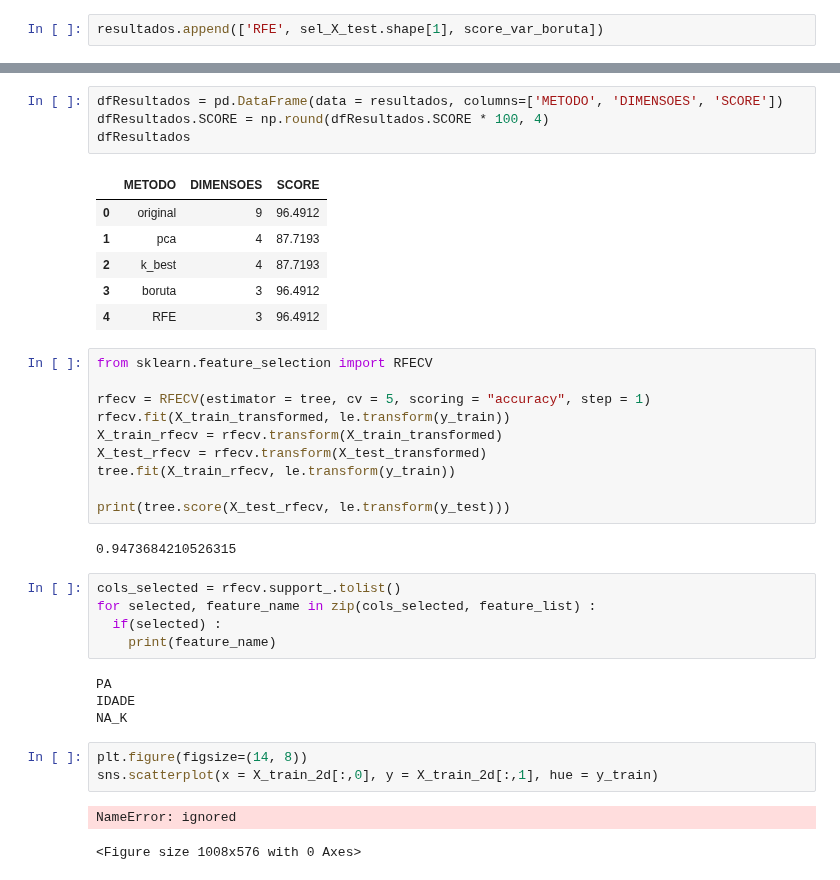
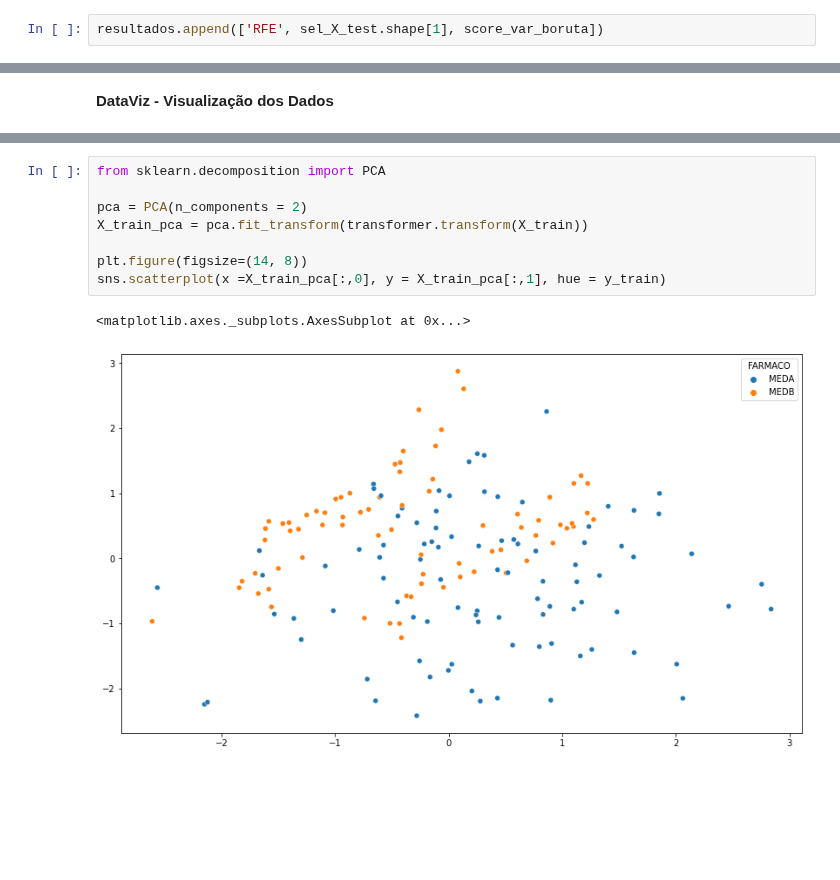
Before and after one commit to inf032/introducaoML, a Jupyter notebook: Farm04.Selecao_Preditoras.ipynb, the cells around one changed output, grey strips where cells are left out. Cells and saved outputs as stored; diff of their text form; blank space fills up the shorter version.

```diff
--- a/Farm04.Selecao_Preditoras.ipynb
+++ b/Farm04.Selecao_Preditoras.ipynb
@@ -402,3 +454,5 @@ resultados.append(['RFE', sel_X_test.shape[1], score_var_boruta])
+# %% [markdown]
+**DataViz - Visualização dos Dados**
 # %%
 import plotly.express as px
 fig = px.scatter_3d(df, x='IDADE', y='PA', z='NA_K',
@@ -406,44 +460,17 @@ fig = px.scatter_3d(df, x='IDADE', y='PA', z='NA_K',
 fig.show()
 # %% [output]
 [interactive output not drawn]
-# %%
-dfResultados = pd.DataFrame(data = resultados, columns=['METODO', 'DIMENSOES', 'SCORE'])
-dfResultados.SCORE = np.round(dfResultados.SCORE * 100, 4)
-dfResultados
-# %% [output]
-|  | METODO | DIMENSOES | SCORE |
-| 0 | original | 9 | 96.4912 |
-| 1 | pca | 4 | 87.7193 |
-| 2 | k_best | 4 | 87.7193 |
-| 3 | boruta | 3 | 96.4912 |
-| 4 | RFE | 3 | 96.4912 |
-# %%
-from sklearn.feature_selection import RFECV
-
-rfecv = RFECV(estimator = tree, cv = 5, scoring = "accuracy", step = 1)
-rfecv.fit(X_train_transformed, le.transform(y_train))
-X_train_rfecv = rfecv.transform(X_train_transformed)
-X_test_rfecv = rfecv.transform(X_test_transformed)
-tree.fit(X_train_rfecv, le.transform(y_train))
-
-print(tree.score(X_test_rfecv, le.transform(y_test)))
-# %% [output]
-0.9473684210526315
-# %%
-cols_selected = rfecv.support_.tolist()
-for selected, feature_name in zip(cols_selected, feature_list) :
-  if(selected) :
-    print(feature_name)
-# %% [output]
-PA
-IDADE
-NA_K
 # %%
+from sklearn.decomposition import PCA
+
+pca = PCA(n_components = 2)
+X_train_pca = pca.fit_transform(transformer.transform(X_train))
+
 plt.figure(figsize=(14, 8))
-sns.scatterplot(x = X_train_2d[:,0], y = X_train_2d[:,1], hue = y_train)
+sns.scatterplot(x =X_train_pca[:,0], y = X_train_pca[:,1], hue = y_train)
 # %% [output]
-NameError: ignored
+<matplotlib.axes._subplots.AxesSubplot at 0x...>
-<Figure size 1008x576 with 0 Axes>
+[figure, added]
 # %%
 from sklearn.manifold import TSNE
 
```
Also changed, not shown: parts of 8 cells of this notebook.
